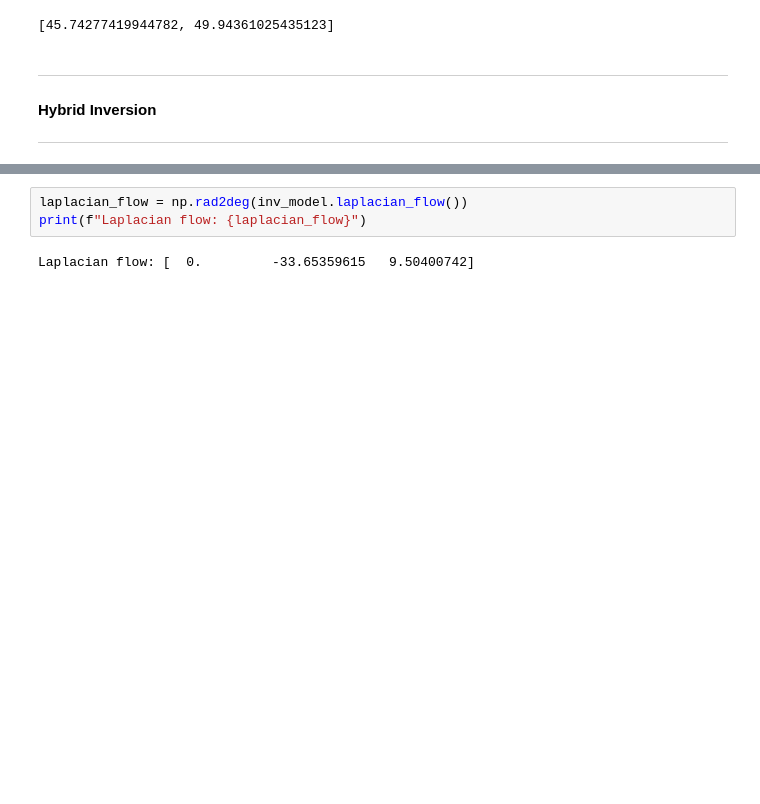
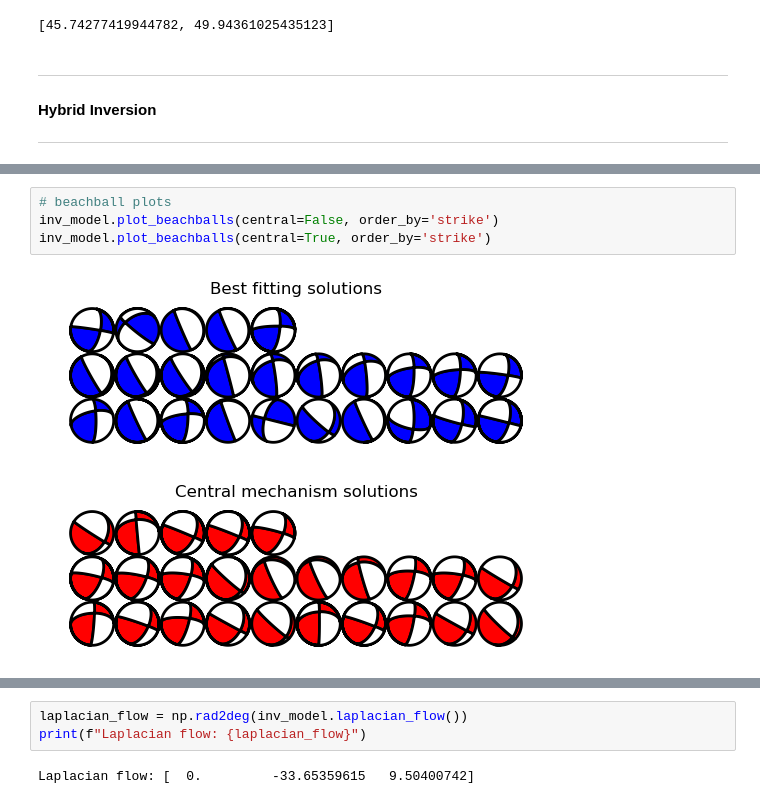
Before and after one commit to victoragaba/SURG-Mars, a Jupyter notebook: src/testing.ipynb, the cells around one changed output, grey strips where cells are left out. Cells and saved outputs as stored; diff of their text form; blank space fills up the shorter version.

```diff
--- a/src/testing.ipynb
+++ b/src/testing.ipynb
@@ -124,3 +126,10 @@ Search error: 1.7322771451799766 degrees
+# %%
+# beachball plots
+inv_model.plot_beachballs(central=False, order_by='strike')
+inv_model.plot_beachballs(central=True, order_by='strike')
+# %% [output]
+[figure, added]
+[figure, added]
 # %%
 # amplitude plot
 # TODO: include marker at origin
```
Also changed, not shown: parts of 7 cells of this notebook, 12 other files.
